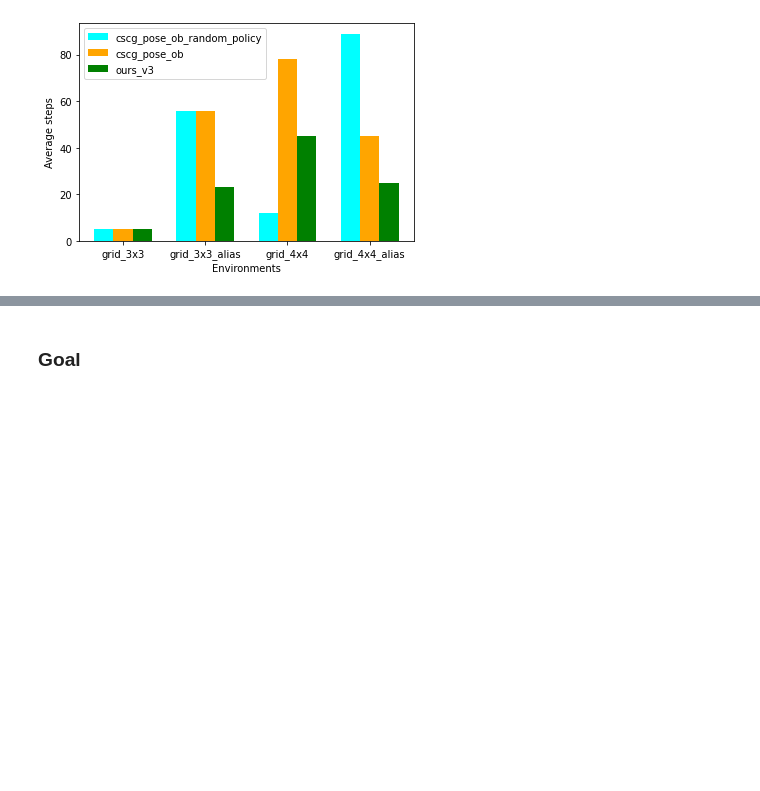
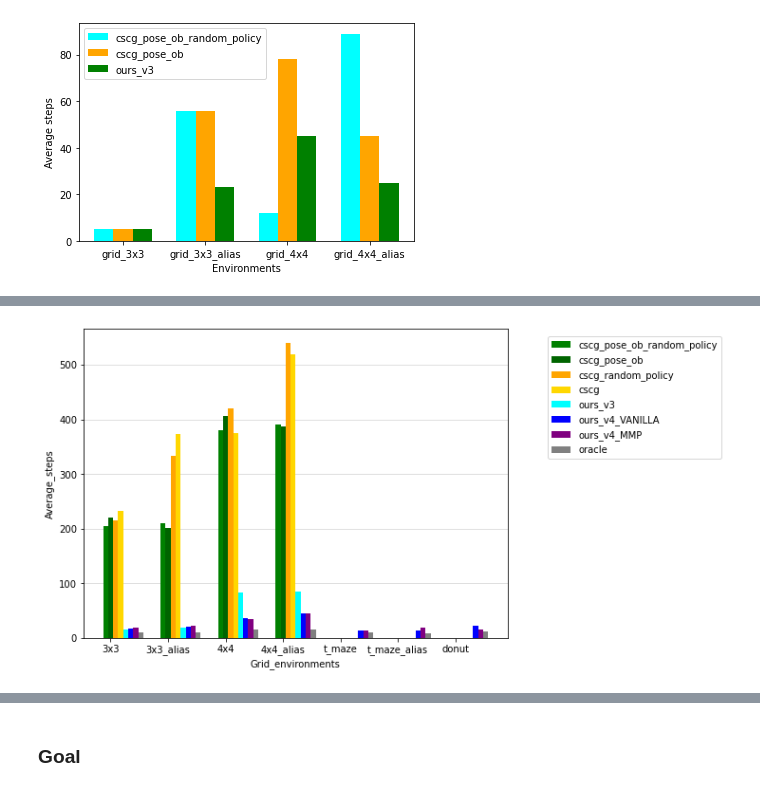
Before and after one commit to my-name-is-D/high_level_nav_planning, a Jupyter notebook: results_plotted.ipynb, the cells around one changed output, grey strips where cells are left out. Cells and saved outputs as stored; diff of their text form; code cells hidden in the pictures; blank space fills up the shorter version.

```diff
--- a/results_plotted.ipynb
+++ b/results_plotted.ipynb
@@ -18,6 +21,8 @@ def retrieve_df_data_from_folder_path(folder_path,model_name, nav_type, load_mod
 
         if len(dirnames) != 0:  # Skip directories that contain subdirectories
             continue
+        elif nav_type == 'goal' and 'cscg' in model_name and 'blank' in model_name:
+            pass
         elif nav_type == 'goal' and 'cscg' in model_name and not model_name+'.pkl' in dirpath.split('/')[-1]:
             continue
         #We want a model as prior
@@ -143,8 +174,8 @@ plt.show()
 [figure]
 # %%
 #GET AVERAGE STEPS PERFECT TRANSITION PER MODEL AND ENVS
-envs = ['grid_3x3', 'grid_3x3_alias', 'grid_4x4', 'grid_4x4_alias']
-model_names = ['ours_v3','cscg_pose_ob_random_policy', 'cscg_pose_ob']
+envs = ['grid_3x3', 'grid_3x3_alias', 'grid_4x4', 'grid_4x4_alias', 'grid_t_maze', 'grid_t_maze_alias', 'grid_donut']
+model_names = ['cscg_pose_ob_random_policy', 'cscg_pose_ob', 'cscg_random_policy', 'cscg','ours_v3','ours_v4_VANILLA','ours_v4_MMP']
 nav_type = 'exploration'
 
 average_steps = [[0]*(len(envs)) for _ in range(len(model_names)+1)]
@@ -170,12 +201,28 @@ for id_m, model_name in enumerate(model_names):
             else:
                 a_failure+=1
                 # print('failure ', i)
-        print('there is ', a_failure, ' failures in this model/env exploration')
+        print('average_steps_model', average_steps_model, len(average_steps_model))
+        print('there is ', a_failure, 'over', len(filepath_list), 'models')
         average_steps[id_m][id_e] = np.mean(average_steps_model)
+        print()
+        if len(filepath_list) == 0:
+            continue
         #print('model', model_name,id_m, 'env', env, np.mean(average_steps_model))
         #THIS ASSUMES WE HAVE SQUARED ENVS
-        dim_env = [substring for substring in env.split('_') if 'x' in substring][0]
-        average_steps[-1][id_e] =  int(dim_env[-1]) * 4 -1
+        if 'x' in env:
+            dim_env = [substring for substring in env.split('_') if 'x' in substring][0]
+            average_steps[-1][id_e] =  int(dim_env[-1]) * 4 -1
+        else:
+            env_setup = GridWorldEnv(env, {})
+            if isinstance(average_steps[-1][id_e], int):
+                average_steps[-1][id_e] = []
+            # print('pose', df['poses'][0], type(df['poses'][0]), type(eval(df['poses'][0])))
+            average_steps[-1][id_e].append(min_steps_to_visit_all_rooms(env_setup.rooms, eval(df['poses'][0])))
+
 model_names.append('oracle')
+for id_m, model_name in enumerate(model_names):
+    for id_e, env in enumerate(envs):
+        if isinstance(average_steps[-1][id_e], list):
+            average_steps[-1][id_e] = np.mean(average_steps[-1][id_e])
 print(average_steps)
 # %% [output]
@@ -199,0 +331,6 @@ KeyboardInterrupt:
+# %%
+#BAR PLOTS AVERAGE_STEPS
+envs_names = [env.replace('grid_', '') for env in envs]
+bar_plot(average_steps, envs_names, 'Average_steps', 'Grid_environments', model_names)
+# %% [output]
+[figure, added]
```
Also changed, not shown: parts of 16 cells of this notebook, 10 other files.
